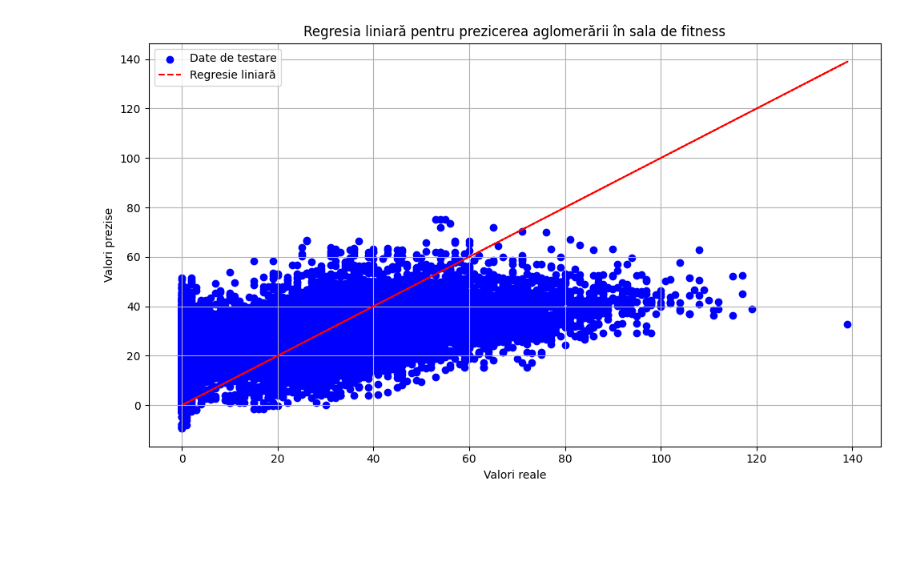
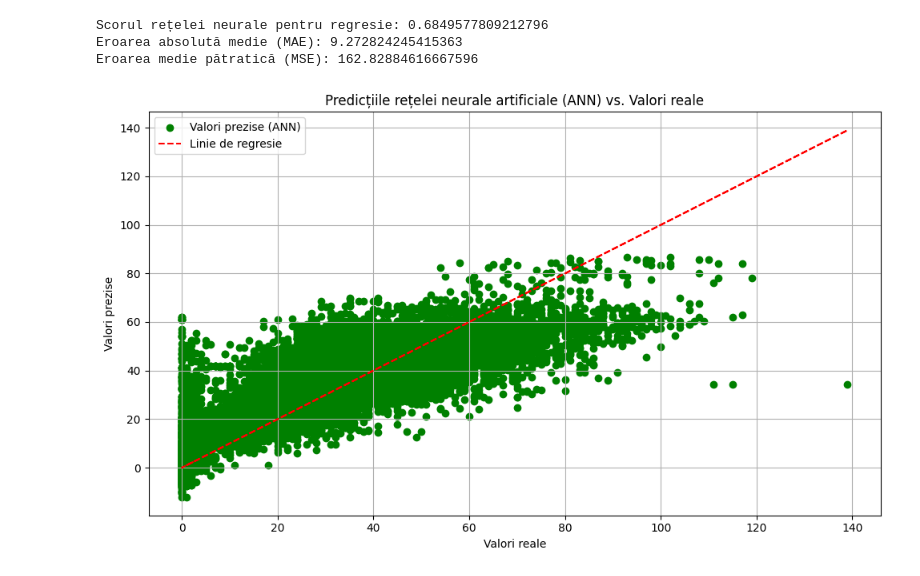
Before and after one commit to AntonelCrisan/CrowdednessCampusGYM, a Jupyter notebook: CrowdednessCampusGYM.ipynb, the cells around one changed output. Drawn from its saved outputs; the diff is of its cells as text; code cells hidden in the pictures; blank space fills up the shorter version.

Commit message:
alegerea a 3 modele de invatare

```diff
--- a/CrowdednessCampusGYM.ipynb
+++ b/CrowdednessCampusGYM.ipynb
@@ -0,0 +1,5 @@
+# %%
+import pandas as pd
+dataImportanta_Caracteristici = pd.read_csv('dataImportanta_Caracteristici.csv', header = None)
+dataL = pd.read_csv('dataSetForLearning.csv', header=None)
+dataPersoane = pd.read_csv('dataPersoane.csv', header=None)
@@ -39,38 +142,46 @@ plt.show()
 # %%
-import pandas as pd
+from sklearn.neural_network import MLPRegressor
 from sklearn.model_selection import train_test_split
-from sklearn.linear_model import LinearRegression
+from sklearn.metrics import mean_absolute_error, mean_squared_error
 import matplotlib.pyplot as plt
-
-# Încărcarea datelor din fișierul CSV într-un DataFrame pandas
-data = pd.read_csv('newDataSet.csv', header=None, names=['NumarOameni', 'Data', 'ZiSaptamana',
-                                                          'Weekend', 'ZiLibera', 'TemperaturaF', 'InceputSemestru',
-                                                          'TimpulSemestrului'])
-
-# Selectarea caracteristicilor și a variabilei de răspuns
-X = data[['ZiSaptamana', 'Weekend', 'ZiLibera', 'TemperaturaF', 'InceputSemestru', 'TimpulSemestrului']]
-y = data['NumarOameni']
-
+# Separarea caracteristicilor și variabilei de răspuns
+X = dataImportanta_Caracteristici.iloc[:, 2:]  # Excludem primele două coloane (datetime și numărul de persoane în sală) pentru caracteristici
+y = dataPersoane   # Prima coloană (numărul de persoane în sală) este variabila de răspuns
+y = y.values.ravel()
 # Divizarea datelor în set de antrenament și set de testare
 X_train, X_test, y_train, y_test = train_test_split(X, y, test_size=0.2, random_state=42)
 
-# Inițializarea și antrenarea modelului de regresie liniară
-model = LinearRegression()
-model.fit(X_train, y_train)
+# Inițializarea și antrenarea modelului de rețea neurală pentru regresie
+ann_model = MLPRegressor(hidden_layer_sizes=(100,), max_iter=1000)
+ann_model.fit(X_train, y_train)
 
-# Efectuarea predicțiilor pe setul de testare
-predictions = model.predict(X_test)
+# Evaluarea modelului pe setul de testare
+ann_score = ann_model.score(X_test, y_test)
+print("Scorul rețelei neurale pentru regresie:", ann_score)
+
+predictions_ann = ann_model.predict(X_test)
+
+# Calcularea erorii absolute medii (MAE)
+mae_ann = mean_absolute_error(y_test, predictions_ann)
+print("Eroarea absolută medie (MAE):", mae_ann)
+
+# Calcularea erorii medie pătratice (MSE)
+mse_ann = mean_squared_error(y_test, predictions_ann)
+print("Eroarea medie pătratică (MSE):", mse_ann)
 
 # Trasarea graficului
 plt.figure(figsize=(10, 6))
-plt.scatter(y_test, predictions, color='blue', label='Date de testare')
-plt.plot(y_test, y_test, color='red', linestyle='--', label='Regresie liniară')
-plt.title('Regresia liniară pentru prezicerea aglomerării în sala de fitness')
+plt.scatter(y_test, predictions_ann, color='green', label='Valori prezise (ANN)')
+plt.plot(y_test, y_test, color='red', linestyle='--', label='Linie de regresie')
+plt.title('Predicțiile rețelei neurale artificiale (ANN) vs. Valori reale')
 plt.xlabel('Valori reale')
 plt.ylabel('Valori prezise')
 plt.legend()
 plt.grid(True)
 plt.tight_layout()
 plt.show()
 # %% [output]
+Scorul rețelei neurale pentru regresie: 0.6849577809212796
+Eroarea absolută medie (MAE): 9.272824245415363
+Eroarea medie pătratică (MSE): 162.82884616667596
-[figure, old version]
+[figure, new version]
```
Also changed, not shown: parts of 6 cells of this notebook, 7 other files.
